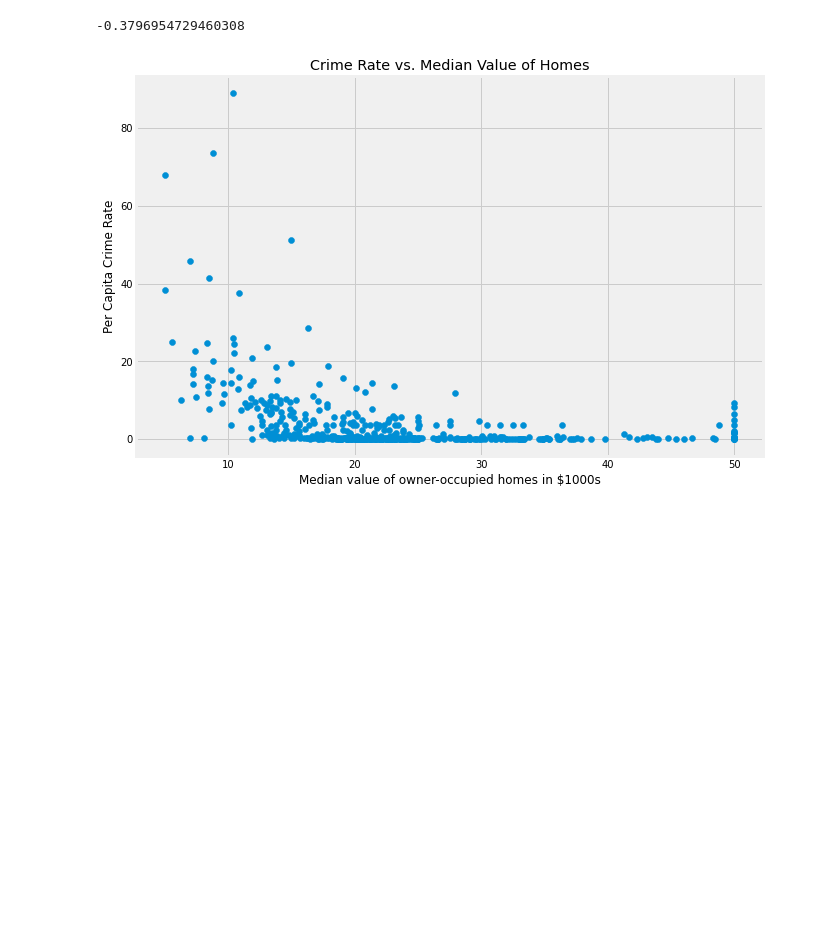
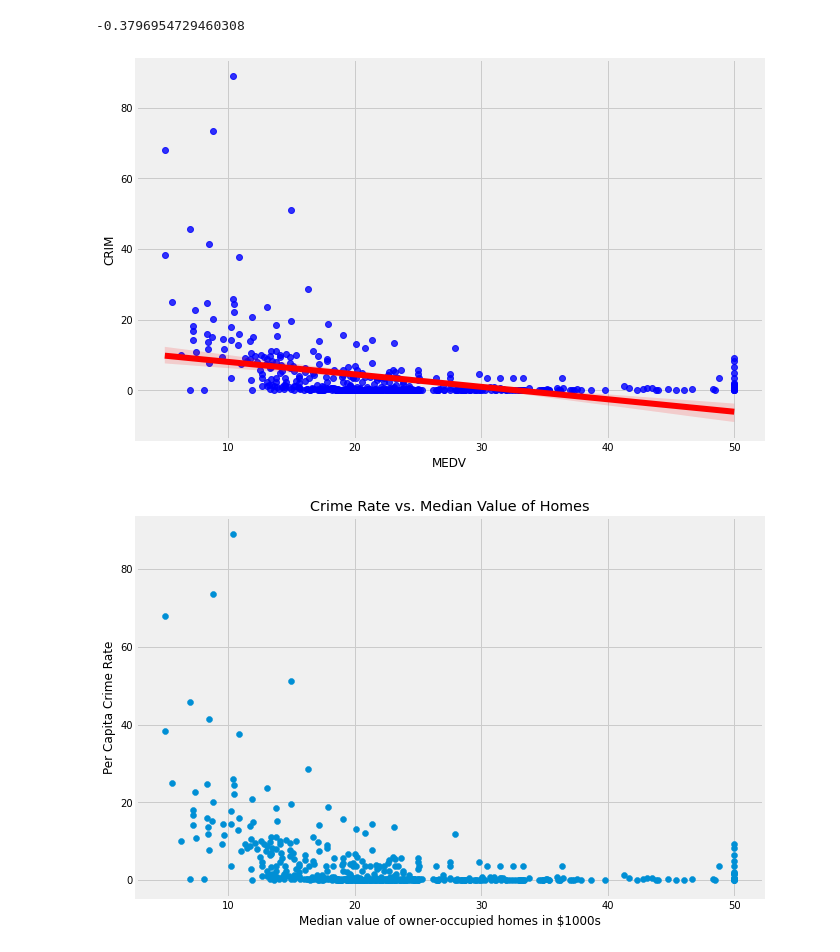
Before and after one commit to kristinkx/Python_Projects, a Jupyter notebook: Boston_Housing.ipynb, the cells around one changed output. Saved outputs shown, nothing was run; the diff lists cells and outputs as text; code cells hidden in the pictures; blank space fills up the shorter version.

```diff
--- a/Boston_Housing.ipynb
+++ b/Boston_Housing.ipynb
@@ -315,6 +315,11 @@ sns.regplot(x = 'RAD', y = 'TAX', data = boston, scatter_kws={"color": 'blue'},
 boston['MEDV'].corr(boston['CRIM'])
 # %% [output]
 -0.3796954729460308
+# %%
+# use seaborn to show the not-so-strong negative correlation
+sns.regplot(x = 'MEDV', y = 'CRIM', data = boston, scatter_kws={"color": 'blue'}, line_kws = {'color': "red"});
+# %% [output]
+[figure, added]
 # %%
 # show correlation between MEDV and CRIM
 plt.scatter(x = boston['MEDV'], y = boston['CRIM'])
```
Also changed, not shown: parts of 21 cells of this notebook.
